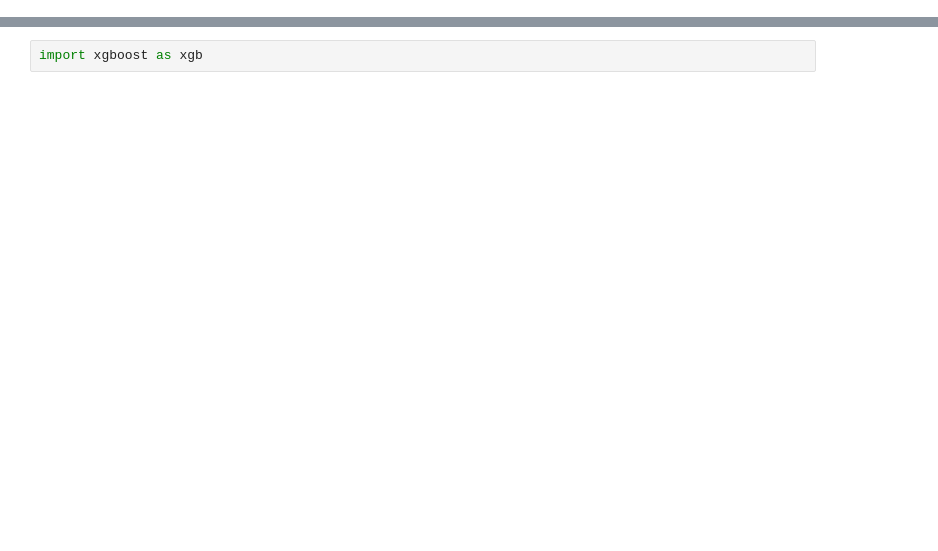
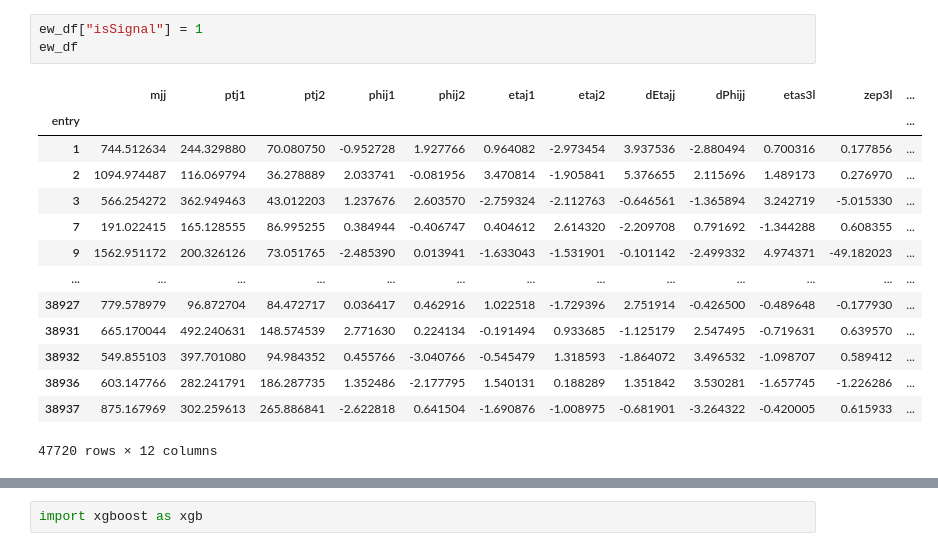
Before and after one commit to kdlong/WZVBS_MVAstudies, a Jupyter notebook: WZjj Scikit-learn tests.ipynb, the cells around one changed output, grey strips where cells are left out. Drawn from its saved outputs; the diff is of its cells as text; blank space fills up the shorter version.

```diff
--- a/WZjj Scikit-learn tests.ipynb
+++ b/WZjj Scikit-learn tests.ipynb
@@ -54,0 +53,18 @@ train_emm
+# %%
+ew_df["isSignal"] = 1
+ew_df
+# %% [output]
+|  | mjj | ptj1 | ptj2 | phij1 | phij2 | etaj1 | etaj2 | dEtajj | dPhijj | etas3l | zep3l | ... |
+| entry |  |  |  |  |  |  |  |  |  |  |  | ... |
+| 1 | 744.512634 | 244.329880 | 70.080750 | -0.952728 | 1.927766 | 0.964082 | -2.973454 | 3.937536 | -2.880494 | 0.700316 | 0.177856 | ... |
+| 2 | 1094.974487 | 116.069794 | 36.278889 | 2.033741 | -0.081956 | 3.470814 | -1.905841 | 5.376655 | 2.115696 | 1.489173 | 0.276970 | ... |
+| 3 | 566.254272 | 362.949463 | 43.012203 | 1.237676 | 2.603570 | -2.759324 | -2.112763 | -0.646561 | -1.365894 | 3.242719 | -5.015330 | ... |
+| 7 | 191.022415 | 165.128555 | 86.995255 | 0.384944 | -0.406747 | 0.404612 | 2.614320 | -2.209708 | 0.791692 | -1.344288 | 0.608355 | ... |
+| 9 | 1562.951172 | 200.326126 | 73.051765 | -2.485390 | 0.013941 | -1.633043 | -1.531901 | -0.101142 | -2.499332 | 4.974371 | -49.182023 | ... |
+| ... | ... | ... | ... | ... | ... | ... | ... | ... | ... | ... | ... | ... |
+| 38927 | 779.578979 | 96.872704 | 84.472717 | 0.036417 | 0.462916 | 1.022518 | -1.729396 | 2.751914 | -0.426500 | -0.489648 | -0.177930 | ... |
+| 38931 | 665.170044 | 492.240631 | 148.574539 | 2.771630 | 0.224134 | -0.191494 | 0.933685 | -1.125179 | 2.547495 | -0.719631 | 0.639570 | ... |
+| 38932 | 549.855103 | 397.701080 | 94.984352 | 0.455766 | -3.040766 | -0.545479 | 1.318593 | -1.864072 | 3.496532 | -1.098707 | 0.589412 | ... |
+| 38936 | 603.147766 | 282.241791 | 186.287735 | 1.352486 | -2.177795 | 1.540131 | 0.188289 | 1.351842 | 3.530281 | -1.657745 | -1.226286 | ... |
+| 38937 | 875.167969 | 302.259613 | 265.886841 | -2.622818 | 0.641504 | -1.690876 | -1.008975 | -0.681901 | -3.264322 | -0.420005 | 0.615933 | ... |
+47720 rows × 12 columns
```
Also changed, not shown: parts of 29 cells of this notebook.
